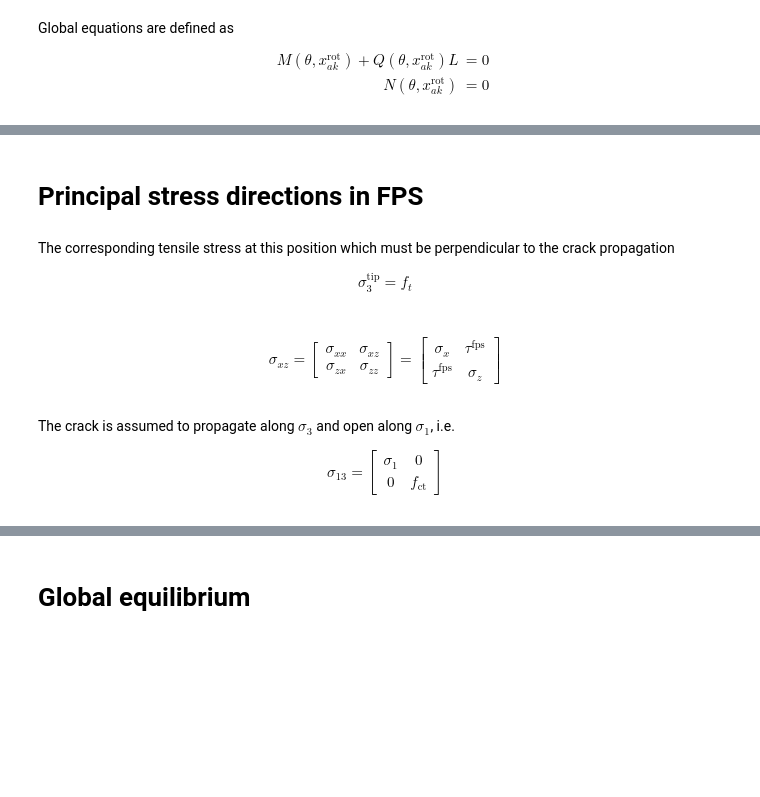
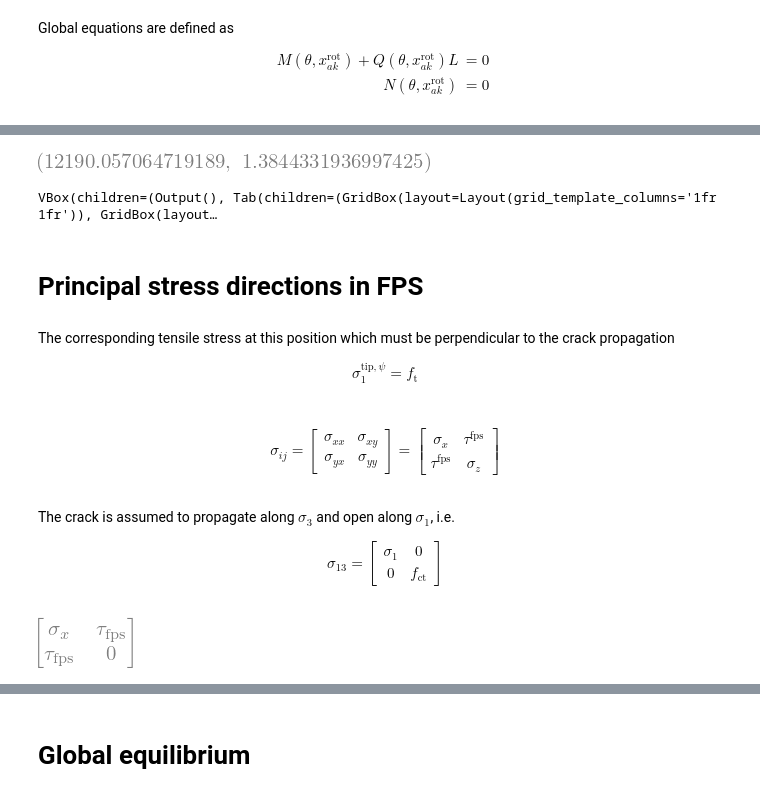
Before and after one commit to bmcs-group/bmcs_shear_zone, a Jupyter notebook: notebooks/shear_zone.ipynb, the cells around one changed output, grey strips where cells are left out. Saved outputs shown, nothing was run; the diff lists cells and outputs as text; code cells hidden in the pictures; blank space fills up the shorter version.

```diff
--- a/notebooks/shear_zone.ipynb
+++ b/notebooks/shear_zone.ipynb
@@ -596,7 +701,7 @@ np.einsum('iLa->aiL', x_iLa)
 ## Reinforcement layout
 # %%
 import traits.api as tr
-from bmcs_utils.api import InteractiveModel, IPWInteract
+from bmcs_utils.api import InteractiveModel, InteractiveWindow, View, Item
 
 class RCBeamDesign(InteractiveModel):
 
@@ -606,11 +711,15 @@ class RCBeamDesign(InteractiveModel):
     smm = tr.Instance(SteelMaterialModel,())
 
     # Only for visualization to delimit the plotted area
-    H = tr.Float(200, param=True, minmax=(1,400), latex=r'H')
-    L = tr.Float(800, param=True, minmax=(1,1000), latex=r'L')
-    B = tr.Float(100, param=True, minmax=(1,200), latex=r'B')
+    H = tr.Float(200)
+    L = tr.Float(800)
+    B = tr.Float(100)
 
-    param_names = ['H','B','L']
+    ipw_view = View(
+        Item('H', minmax=(1,400), latex=r'H'),
+        Item('L', minmax=(1,1000), latex=r'L'),
+        Item('B', minmax=(1,200), latex=r'B')
+    )
 
     C_Li = tr.Array(value=[[0,1,2,3],[1,2,3,0]], dtype=np.int_)
 
@@ -784,6 +901,11 @@ class SZCrackPath(InteractiveModel):
 
     n_m = tr.Int(4, param=True, latex='n_m', minmax=(1,10))
     n_J = tr.Int(10, param=True, latex='n_J', minmax=(1,20))
+
+    ipw_view = View(
+        Item('n_m', latex='n_m', minmax=(1,10)),
+        Item('n_J', latex='n_J', minmax=(1,20))
+    )
 
     sz_ctr = tr.Instance(SZCrackTipRotation,)
     def _sz_ctr_default(self):
@@ -992,6 +1120,8 @@ Transformation to the global coordinate system
 class SZDeformedState(InteractiveModel):
 
     name = 'Deformed state'
+
+    ipw_view = View()
 
     sz_cp = tr.Instance(SZCrackPath,())
 
@@ -1128,9 +1260,14 @@ class SZStressProfile(InteractiveModel):
 
     name = "Profiles"
 
-    ds = tr.Instance(SZDeformedState,())
+    sz_cp = tr.Instance(SZCrackPath, ())
 
-    sz_cp = tr.DelegatesTo('ds')
+    ds = tr.Property(depends_on='sz_cp')
+    @tr.cached_property
+    def _get_ds(self):
+        return SZDeformedState(sz_cp=self.sz_cp)
+
+    ipw_view = View()
 
     #=========================================================================
     # Displacement interpolation and transformation
@@ -1414,17 +1591,32 @@ sp_ii.interact()
+# %%
+ctr = SZCrackTipRotation(L_fps=20, w=10)
+cp = SZCrackPath(sz_ctr=ctr, x_00=400)
+cp.add_x_tip_an([400,50])
+cp.add_x_tip_an([300,80])
+sz_ssp = SZShearProfile(sz_cp=cp)
+sz_ssp.Q, sz_ssp.tau_x_tip_1k
+# %% [output]
+[figure, added]
+# %%
+sp_ii = InteractiveWindow([sz_ssp,sz_ssp.sz_stress_profile,
+                           sz_ssp.sz_cp,sz_ssp.beam_design])
+sp_ii.interact()
+# %% [output]
+VBox(children=(Output(), Tab(children=(GridBox(layout=Layout(grid_template_columns='1fr 1fr')), GridBox(layout…
 # %% [markdown]
 # Principal stress directions in FPS
 # %% [markdown]
 The corresponding tensile stress at this position which must be perpendicular to the crack propagation
 \begin{align}
-\sigma^\mathrm{tip}_3 = f_{t}
+\sigma^{\mathrm{tip},\psi}_1 = f_{\mathrm{t}}
 \end{align}
 # %% [markdown]
 \begin{align}
-\sigma_{xz} =
+\sigma_{ij} =
 \left[
 \begin{array}{cc}
-\sigma_{xx} & \sigma_{xz} \\
-\sigma_{zx} & \sigma_{zz}
+\sigma_{xx} & \sigma_{xy} \\
+\sigma_{yx} & \sigma_{yy}
 \end{array}
 \right] =
 \left[
@@ -1453,7 +1645,9 @@ f_ct = sp.Symbol('f_{\mathrm{ct}}', nonnegative=True)
 sigma_xz = sp.Matrix([[sigma_x, tau_fps],
                      [tau_fps, sigma_z]])
 sigma_x0 = sigma_xz.subs(sigma_z,0)
-sigma_xz, sigma_x0
+sigma_x0
+# %% [output]
+[figure, added]
 # %%
 P_xz, D_xz = sigma_xz.diagonalize()
 P_x0, D_x0 = P_xz.subs(sigma_z,0), D_xz.subs(sigma_z,0)
```
Also changed, not shown: parts of 94 cells of this notebook, 18 other files.
